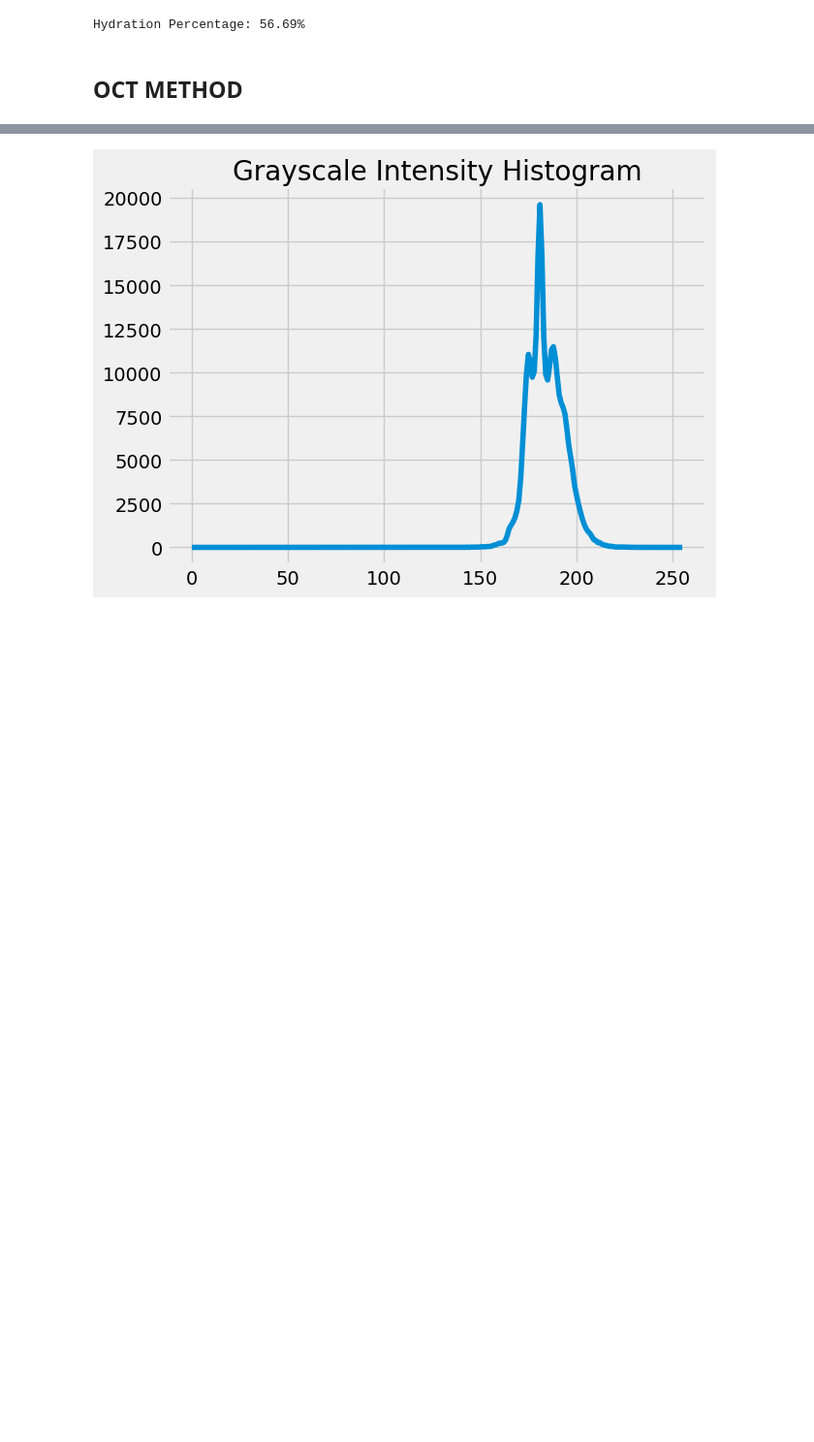
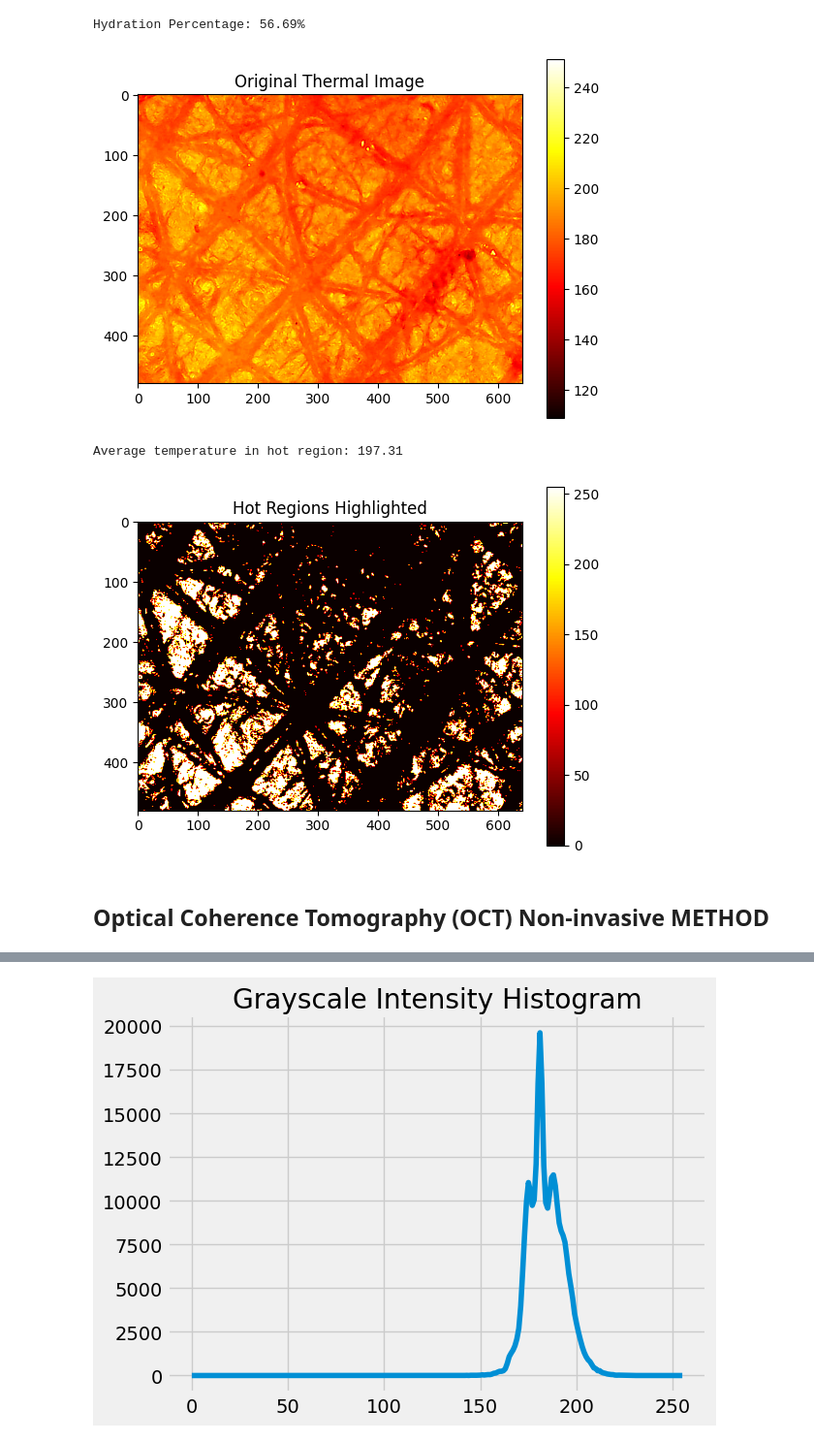
Before and after one commit to arhamwebexpert/ML, a Jupyter notebook: hydration.ipynb, the cells around one changed output, grey strips where cells are left out. Shown at 97% size. Cells and saved outputs as stored; diff of their text form; code cells hidden in the pictures; blank space fills up the shorter version.

```diff
--- a/hydration.ipynb
+++ b/hydration.ipynb
@@ -169,8 +169,67 @@ hydration_percentage = (hydrated_pixels / total_pixels) * 100
 print(f"Hydration Percentage: {hydration_percentage:.2f}%")
 # %% [output]
 Hydration Percentage: 56.69%
+# %%
+import cv2
+import numpy as np
+import matplotlib.pyplot as plt
+
+# Load a sample thermal image (or simulated thermal image in grayscale)
+# Replace this with the path to your actual thermal image
+thermal_image_path = 'Volunteers Data\MADAM REHANA\hand (after 35 days).jpg'  # Thermal image input
+thermal_img = cv2.imread(thermal_image_path, cv2.IMREAD_GRAYSCALE)
+
+# Display the original thermal image
+plt.figure()
+plt.imshow(thermal_img, cmap='hot')
+plt.title('Original Thermal Image')
+plt.colorbar()
+plt.show()
+
+def analyze_temperature_variation(image):
+    """
+    Analyzes the thermal image by extracting regions of interest (ROI)
+    and calculating temperature variation across the image.
+
+    :param image: Grayscale thermal image.
+    :return: Normalized heat distribution (temperature).
+    """
+    # Normalize the pixel values (assuming pixel intensity represents temperature)
+    normalized_img = cv2.normalize(image, None, 0, 255, cv2.NORM_MINMAX)
+
+    # Thresholding the image to focus on higher temperature areas
+    _, thresh_img = cv2.threshold(normalized_img, 150, 255, cv2.THRESH_BINARY)
+
+    # Find contours of the hot regions
+    contours, _ = cv2.findContours(thresh_img, cv2.RETR_EXTERNAL, cv2.CHAIN_APPROX_SIMPLE)
+
+    # Create a mask to draw the hot regions
+    mask = np.zeros_like(image)
+    cv2.drawContours(mask, contours, -1, (255, 255, 255), thickness=cv2.FILLED)
+
+    # Calculate average temperature in the hot region
+    hot_region = cv2.bitwise_and(image, image, mask=mask)
+    avg_temp_hot_region = np.mean(hot_region[hot_region > 0])  # Calculate average of non-zero regions
+
+    print(f"Average temperature in hot region: {avg_temp_hot_region:.2f}")
+
+    return normalized_img, thresh_img, avg_temp_hot_region
+
+# Analyze the temperature variation
+normalized_img, thresh_img, avg_temp_hot_region = analyze_temperature_variation(thermal_img)
+
+# Display the thresholded image highlighting hot regions
+plt.figure()
+plt.imshow(thresh_img, cmap='hot')
+plt.title('Hot Regions Highlighted')
+plt.colorbar()
+plt.show()
+# %% [output]
+[figure, added]
+Average temperature in hot region: 197.31
+[figure, added]
 # %% [markdown]
-## OCT METHOD
+## Optical Coherence Tomography (OCT) Non-invasive METHOD
 # %%
 import cv2
 import numpy as np
```
Also changed, not shown: parts of 5 cells of this notebook.
